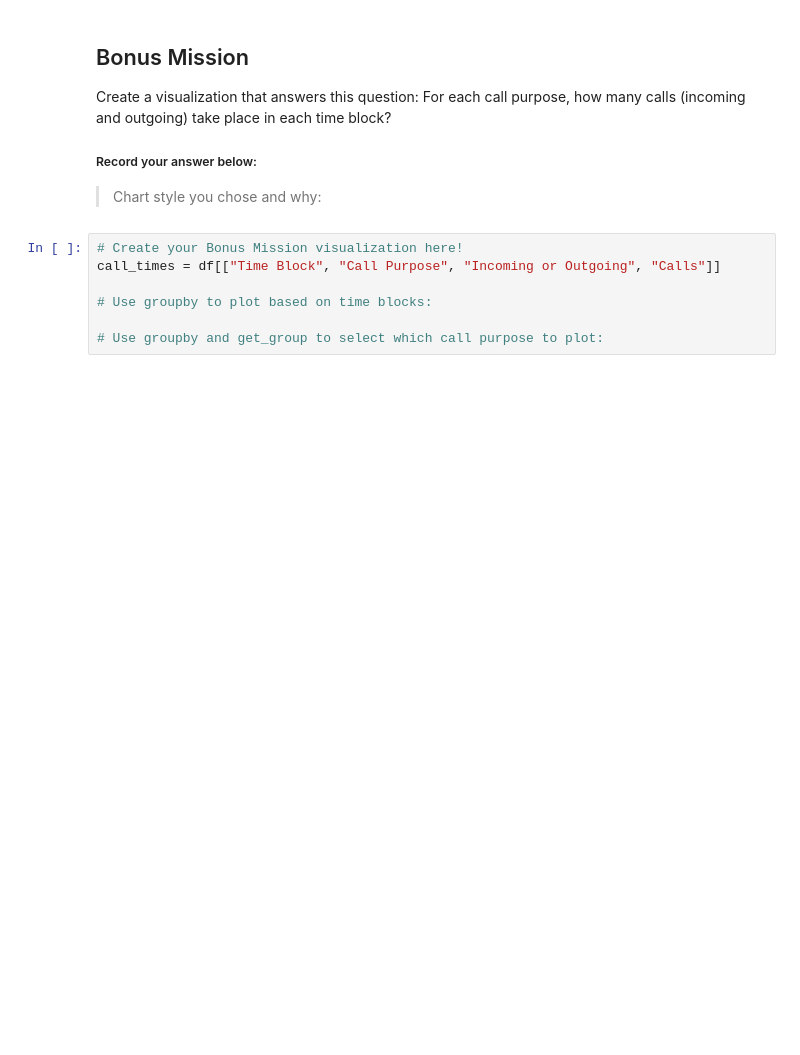
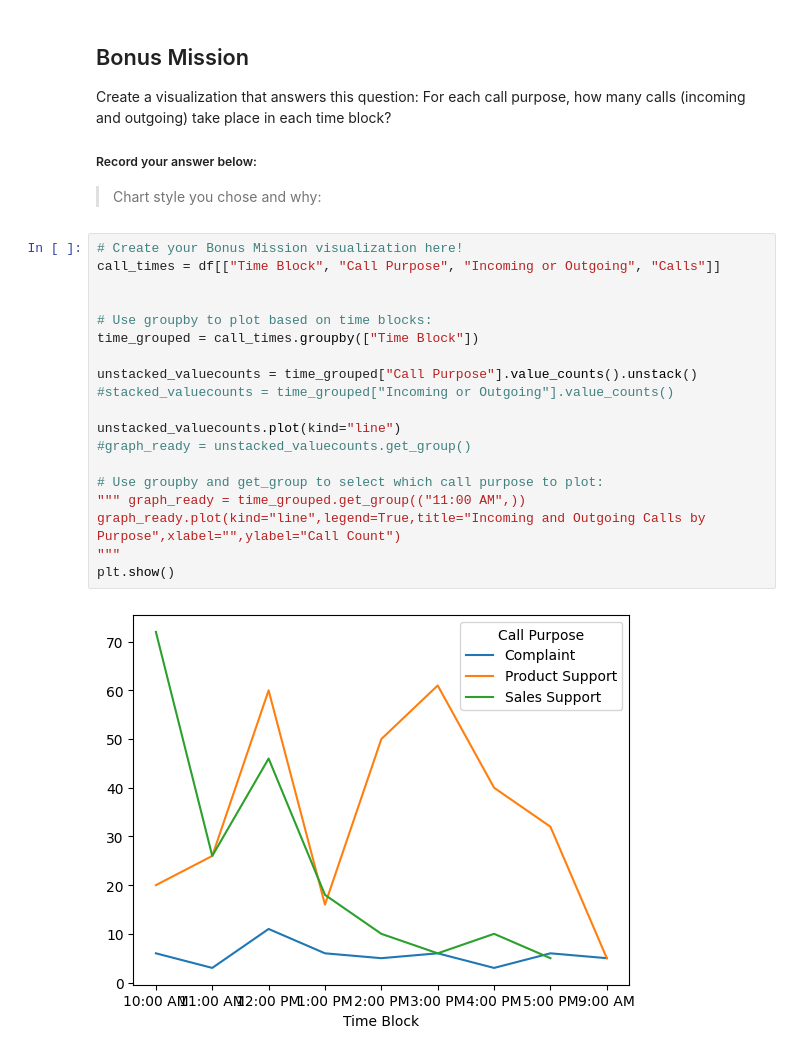
Before and after one commit to GraySinclair/call-center-cleanup-assignment, a Jupyter notebook: Call_Center_Cleanup.ipynb, the cells around one changed output. Cells and saved outputs as stored; diff of their text form; blank space fills up the shorter version.

```diff
--- a/Call_Center_Cleanup.ipynb
+++ b/Call_Center_Cleanup.ipynb
@@ -507,7 +509,21 @@ Create a visualization that answers this question: For each call purpose, how ma
 # %%
 # Create your Bonus Mission visualization here!
 call_times = df[["Time Block", "Call Purpose", "Incoming or Outgoing", "Calls"]]
 
+
 # Use groupby to plot based on time blocks:
+time_grouped = call_times.groupby(["Time Block"])
+
+unstacked_valuecounts = time_grouped["Call Purpose"].value_counts().unstack()
+#stacked_valuecounts = time_grouped["Incoming or Outgoing"].value_counts()
+
+unstacked_valuecounts.plot(kind="line")
+#graph_ready = unstacked_valuecounts.get_group()
 
 # Use groupby and get_group to select which call purpose to plot:
+""" graph_ready = time_grouped.get_group(("11:00 AM",))
+graph_ready.plot(kind="line",legend=True,title="Incoming and Outgoing Calls by Purpose",xlabel="",ylabel="Call Count")
+"""
+plt.show()
+# %% [output]
+[figure, added]
```
Also changed, not shown: parts of 5 cells of this notebook.
